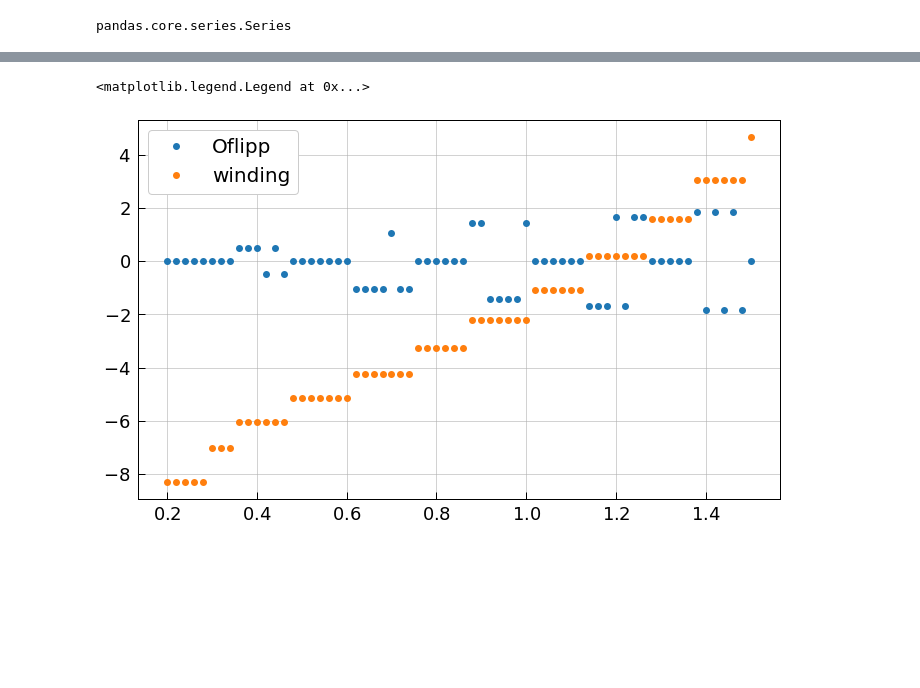
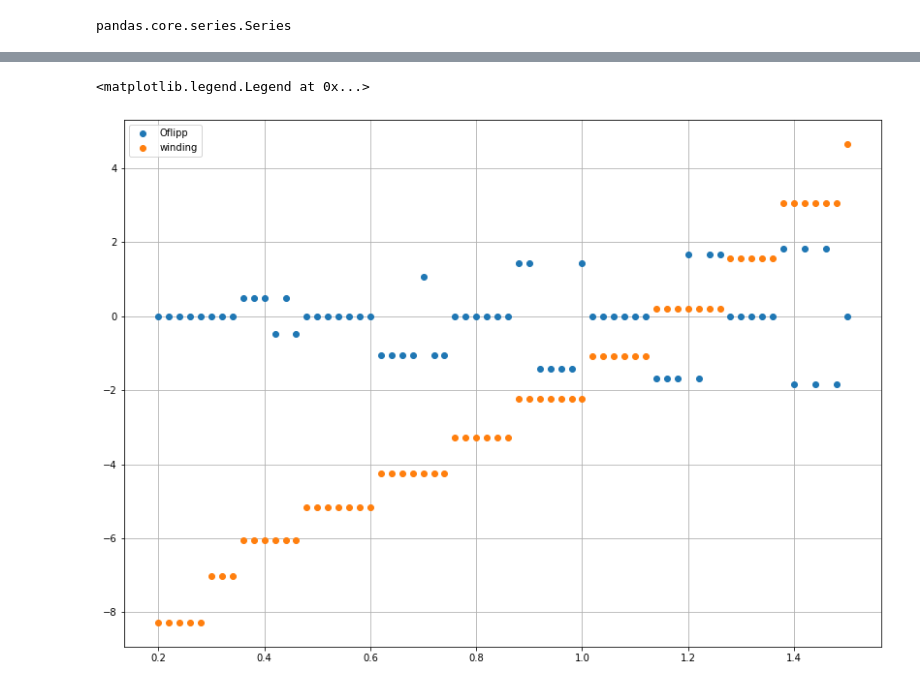
Before and after one commit to Philipp137/SquareIce, a Jupyter notebook: 06_data/28_06_plots_paolo/data_analisys.ipynb, the cells around one changed output, grey strips where cells are left out. Cells and saved outputs as stored; diff of their text form; code cells hidden in the pictures; blank space fills up the shorter version.

```diff
--- a/06_data/28_06_plots_paolo/data_analisys.ipynb
+++ b/06_data/28_06_plots_paolo/data_analisys.ipynb
@@ -4,7 +4,7 @@ import os
 import numpy as np
 import matplotlib.pyplot as plt
 import matplotlib.cm as cm
-plt.style.use('/Users/paolostornati/Phd/phdthesis.mpltstyle')
+#plt.style.use('/Users/paolostornati/Phd/phdthesis.mpltstyle')
 niceblack="#262626"
 from matplotlib.colors import ListedColormap
 from palettable.cartocolors.sequential import DarkMint_7
@@ -87,13 +91,14 @@ plt.legend()
 # %%
+plt.figure(figsize=(14,10))
 plt.plot(df[(df['Lx']==16)]['mu_y'], df[(df['Lx']==16)]['Oflipp'], lw=0,marker='o', label = 'Oflipp')
 plt.plot(df[(df['Lx']==16)]['mu_y'], df[(df['Lx']==16)]['winding'], lw=0,marker='o', label = 'winding')
 plt.grid()
 plt.legend()
 #np.diff(df[(df['Lx']==16)]['winding'])
 
 #plt.plot(df[(df['Lx']==12)]['mu_y'], df[(df['Lx']==12)]['Oflipp'], lw=0,marker='o')
 #plt.plot(df[(df['Lx']==8)]['mu_y'], df[(df['Lx']==8)]['Oflipp'], lw=0,marker='o')
 # %% [output]
 <matplotlib.legend.Legend at 0x...>
-[figure, old version]
+[figure, new version]
 # %%
```
Also changed, not shown: parts of 12 cells of this notebook.
